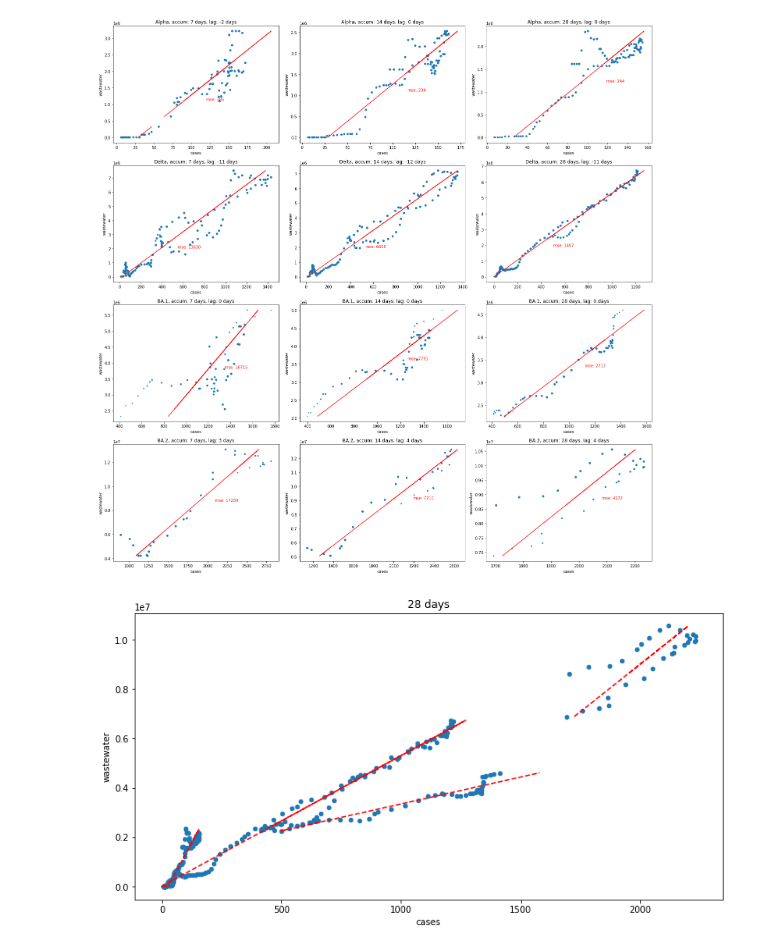
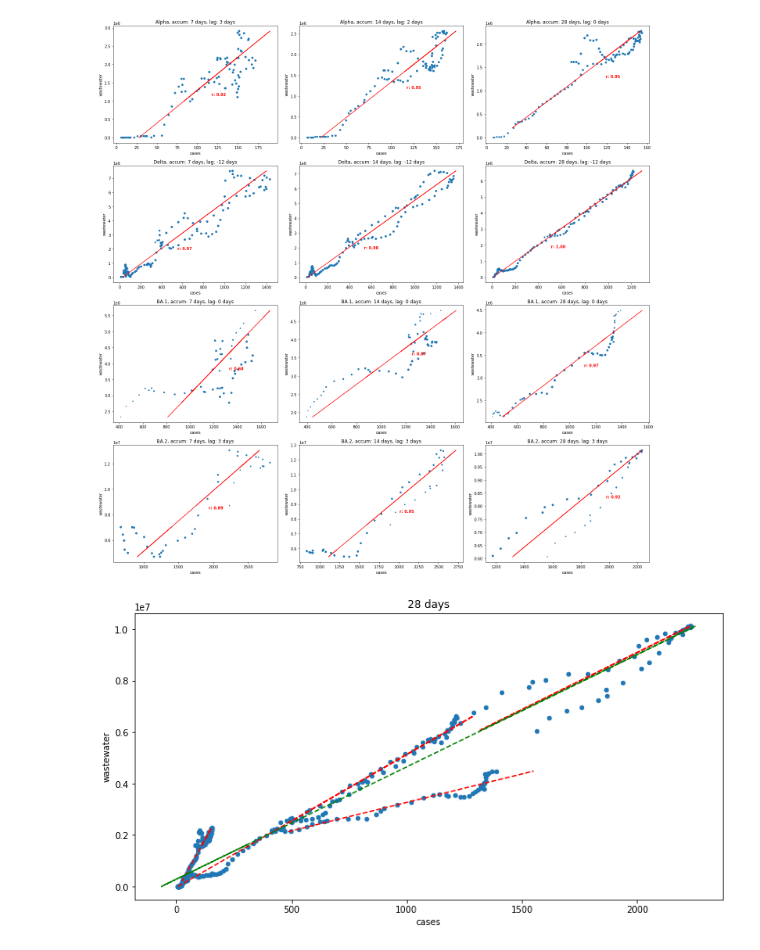
Before and after one commit to MM-Lehmann/Wastewater-modelling-Dresden, a Jupyter notebook: Dresden_Correlation_Batch.ipynb, the cells around one changed output. Drawn from its saved outputs; the diff is of its cells as text; code cells hidden in the pictures.

Commit message:
update. remove images from repo

```diff
--- a/Dresden_Correlation_Batch.ipynb
+++ b/Dresden_Correlation_Batch.ipynb
@@ -1,11 +1,12 @@
 # %%
 import pandas as pd
+import numpy as np
 from matplotlib import pyplot as plt
 from sklearn.linear_model import LinearRegression
 from plotly import express as px
 
 abw = pd.read_csv(
-    "~/user/Downloads/20220425_084328.csv", parse_dates=True
+    "~/user/Downloads/20220502_142656.csv", parse_dates=True
 ).rename(columns={"Abwasser Täglich": "daily", "__timestamp": "date"}).set_index("date").filter(("daily",)).loc["2021-03-15":]
 abw.index = pd.to_datetime(abw.index)
 abw.index = abw.index.strftime("%Y-%m-%d")
@@ -23,7 +24,7 @@ df.index = pd.to_datetime(df.index)
 df = df.asfreq("D")
 
 # handle precipitation
-df[f"daily"] = df.loc[df.prcp < 1, f"daily"]
+df[f"daily"] = df.loc[df.prcp < 5, f"daily"]
 # df = df.interpolate("time", axis=0)
 df["sum_7days"] = df["daily"].rolling(7, min_periods=1, closed="left").mean() * 7
 df["sum_14days"] = df["daily"].rolling(14, min_periods=1, closed="left").mean() * 7
@@ -137,35 +155,45 @@ for w, v in enumerate(variants.keys()):
             xlabel="cases",
         )
 
-        # annotate mse
-        mse = get_mse(df_shifted[f"pred_{k}"], df_shifted[f"rki_{k}days"], var[v])
+        # annotate error
+        r = get_corr(df_shifted[f"pred_{k}"], df_shifted[f"rki_{k}days"], var[v])
         ax.annotate(
-            f"mse: {mse:.0f}",
+            f"r: {r:.2f}",
             (df_shifted[f"pred_{k}"].mean(), df_shifted[f"sum_{k}days"].mean()),
             xytext=(40, 0),
             textcoords="offset points",
             color="r",
-        )
+        ).set(fontweight="semibold")
     df_total = pd.concat([df_total, df_shifted.copy()])
 
 plt.tight_layout()
 plt.savefig("correlation.png")
 plt.show()
 # %% [output]
-[figure, old version]
+[figure, new version]
 # %%
 k = 28
 ax = df_total.plot.scatter(f"rki_{k}days", f"sum_{k}days", figsize=(12, 6))
+# individual models
 df_total.plot.line(
     f"pred_{k}", f"sum_{k}days", ax=ax, color="r", style="--", legend=False
+)
+# total model
+df_tmp = df_total.dropna()
+c_sum, i_sum = get_lin_coeff(
+    df_tmp[f"sum_{k}days"], df_tmp[f"rki_{k}days"]
+)
+df_total[f"pred_sum"] = df_total[f"sum_{k}days"] * c_sum + i_sum
+df_total.plot.line(
+    f"pred_sum", f"sum_{k}days", ax=ax, color="g", style="--", legend=False
 )
 plt.xlabel("cases")
 plt.ylabel("wastewater")
 plt.title(f"{k} days")
 plt.savefig("correlation_total.png")
 plt.show()
 # %% [output]
-[figure, old version]
+[figure, new version]
 # %%
 # total prediction
 fig, axis = plt.subplots(3, 1, figsize=(20, 15))
```
Also changed, not shown: parts of 4 cells of this notebook, 10 other files.
